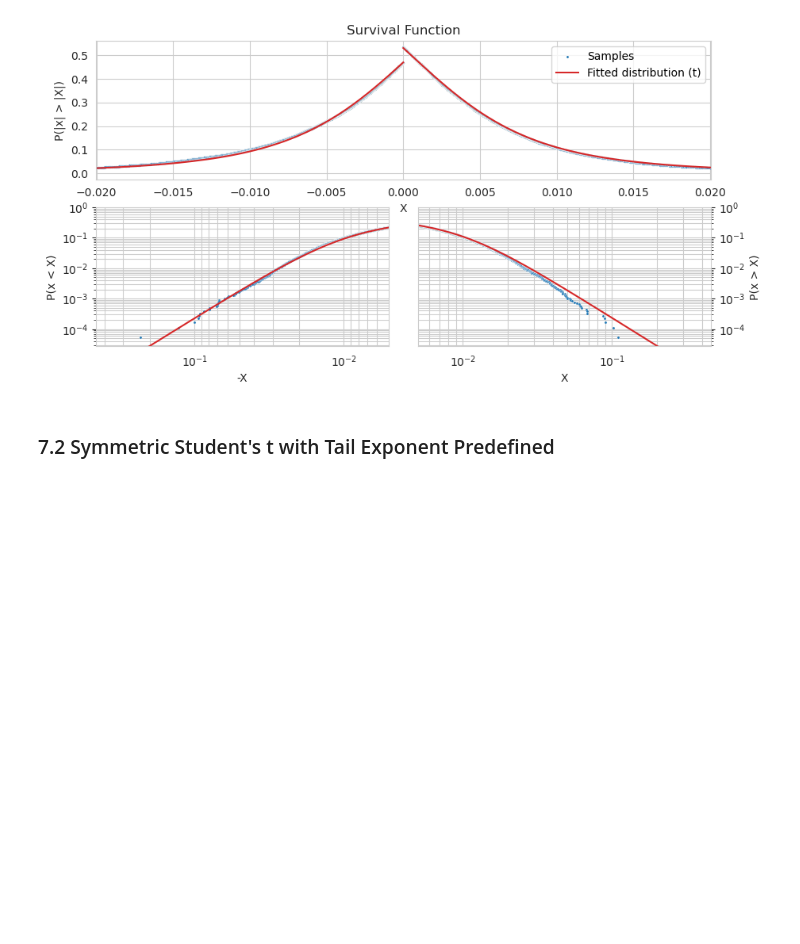
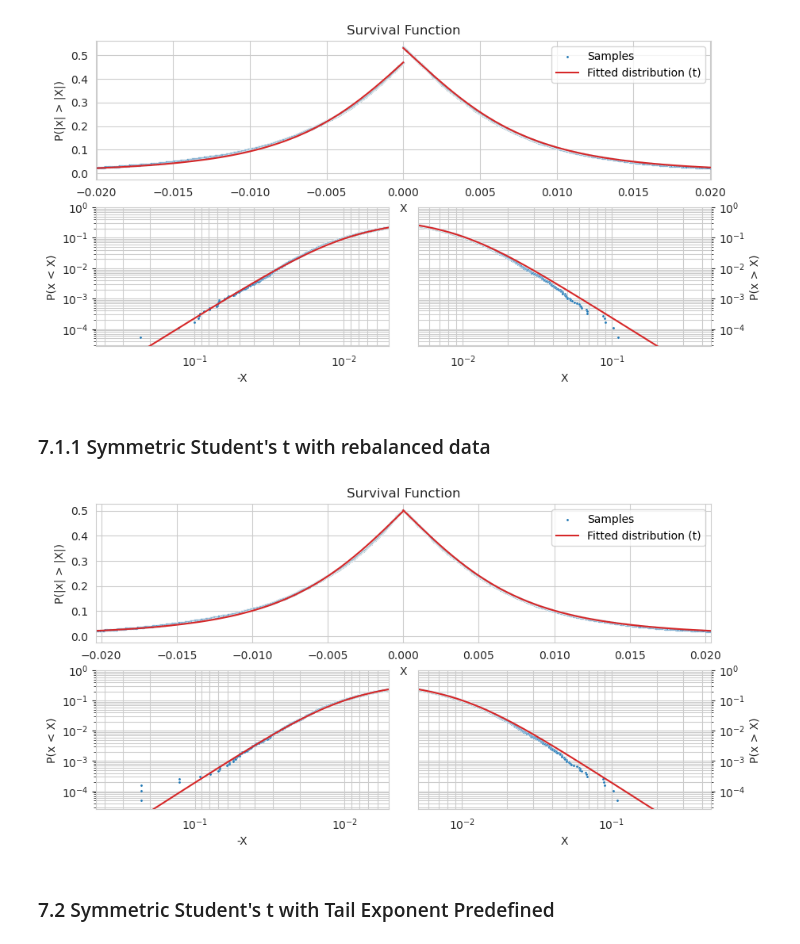
Before and after one commit to ssadjina/FatTailedTools, a Jupyter notebook: notebook_examples.ipynb, the cells around one changed output. Cells and saved outputs as stored; diff of their text form; code cells hidden in the pictures; blank space fills up the shorter version.

```diff
--- a/notebook_examples.ipynb
+++ b/notebook_examples.ipynb
@@ -205,6 +214,17 @@ dist_params = dist.fit(log_returns.dropna())
 plotting.plot_twosided_survival_function(series=log_returns, distribution=(dist, dist_params));
 # %% [output]
 [figure]
+# %% [markdown]
+### 7.1.1 Symmetric Student's t with rebalanced data
+# %%
+# Fit to Student's t
+dist = t
+dist_params = dist.fit(log_returns_rebalanced.dropna())
+
+# Check visually
+plotting.plot_twosided_survival_function(series=log_returns_rebalanced, distribution=(dist, dist_params));
+# %% [output]
+[figure, added]
 # %% [markdown]
 ### 7.2 Symmetric Student's t with Tail Exponent Predefined
 # %%
```
Also changed, not shown: parts of 6 cells of this notebook.
